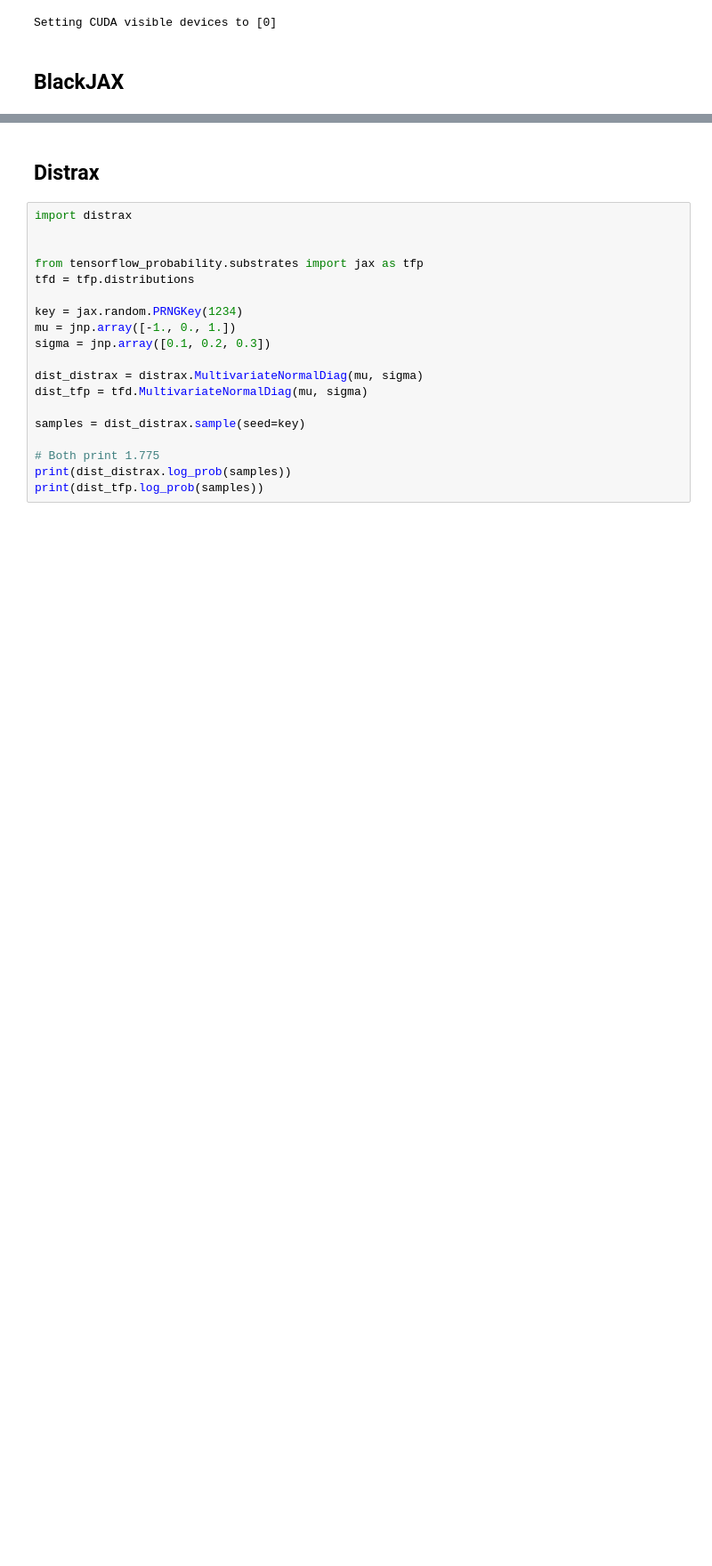
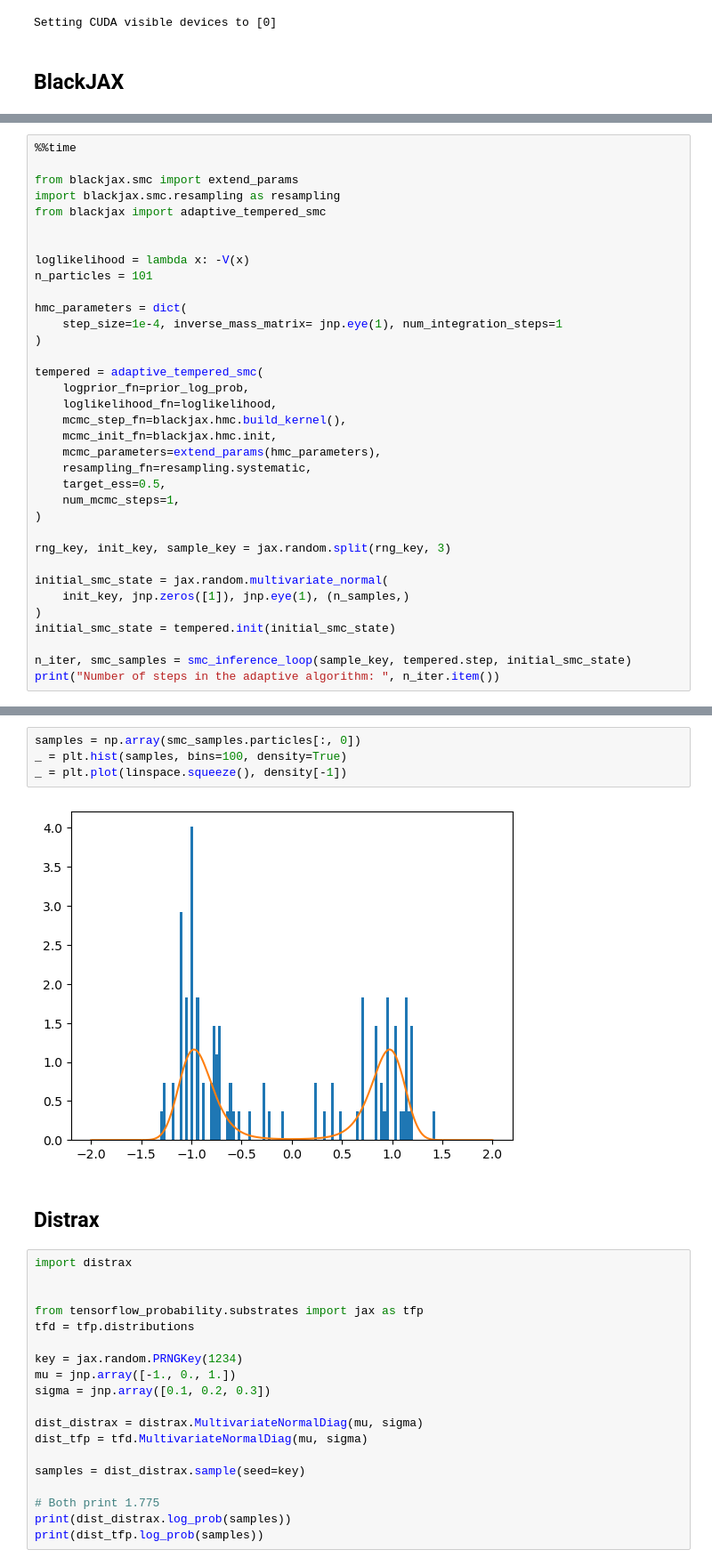
Before and after one commit to UncertaintyInComplexSystems/bayesianmodels, a Jupyter notebook: notebooks/test_install.ipynb, the cells around one changed output, grey strips where cells are left out. Shown at 89% size. Drawn from its saved outputs; the diff is of its cells as text; blank space fills up the shorter version.

Commit message:
minor clean-up and added SMC blackjax test

```diff
--- a/notebooks/test_install.ipynb
+++ b/notebooks/test_install.ipynb
@@ -87,0 +146,35 @@ ax1.set_ylabel("scale");
+# %%
+%%time
+
+from blackjax.smc import extend_params
+import blackjax.smc.resampling as resampling
+from blackjax import adaptive_tempered_smc
+
+
+loglikelihood = lambda x: -V(x)
+n_particles = 101
+
+hmc_parameters = dict(
+    step_size=1e-4, inverse_mass_matrix= jnp.eye(1), num_integration_steps=1
+)
+
+tempered = adaptive_tempered_smc(
+    logprior_fn=prior_log_prob,
+    loglikelihood_fn=loglikelihood,
+    mcmc_step_fn=blackjax.hmc.build_kernel(),
+    mcmc_init_fn=blackjax.hmc.init,
+    mcmc_parameters=extend_params(hmc_parameters),
+    resampling_fn=resampling.systematic,
+    target_ess=0.5,
+    num_mcmc_steps=1,
+)
+
+rng_key, init_key, sample_key = jax.random.split(rng_key, 3)
+
+initial_smc_state = jax.random.multivariate_normal(
+    init_key, jnp.zeros([1]), jnp.eye(1), (n_samples,)
+)
+initial_smc_state = tempered.init(initial_smc_state)
+
+n_iter, smc_samples = smc_inference_loop(sample_key, tempered.step, initial_smc_state)
+print("Number of steps in the adaptive algorithm: ", n_iter.item())
@@ -88,3 +189,9 @@ ax1.set_ylabel("scale");
+# %%
+samples = np.array(smc_samples.particles[:, 0])
+_ = plt.hist(samples, bins=100, density=True)
+_ = plt.plot(linspace.squeeze(), density[-1])
+# %% [output]
+[figure, added]
 # %% [markdown]
 ## Distrax
 # %%
```
Also changed, not shown: parts of 13 cells of this notebook, 3 other files.
